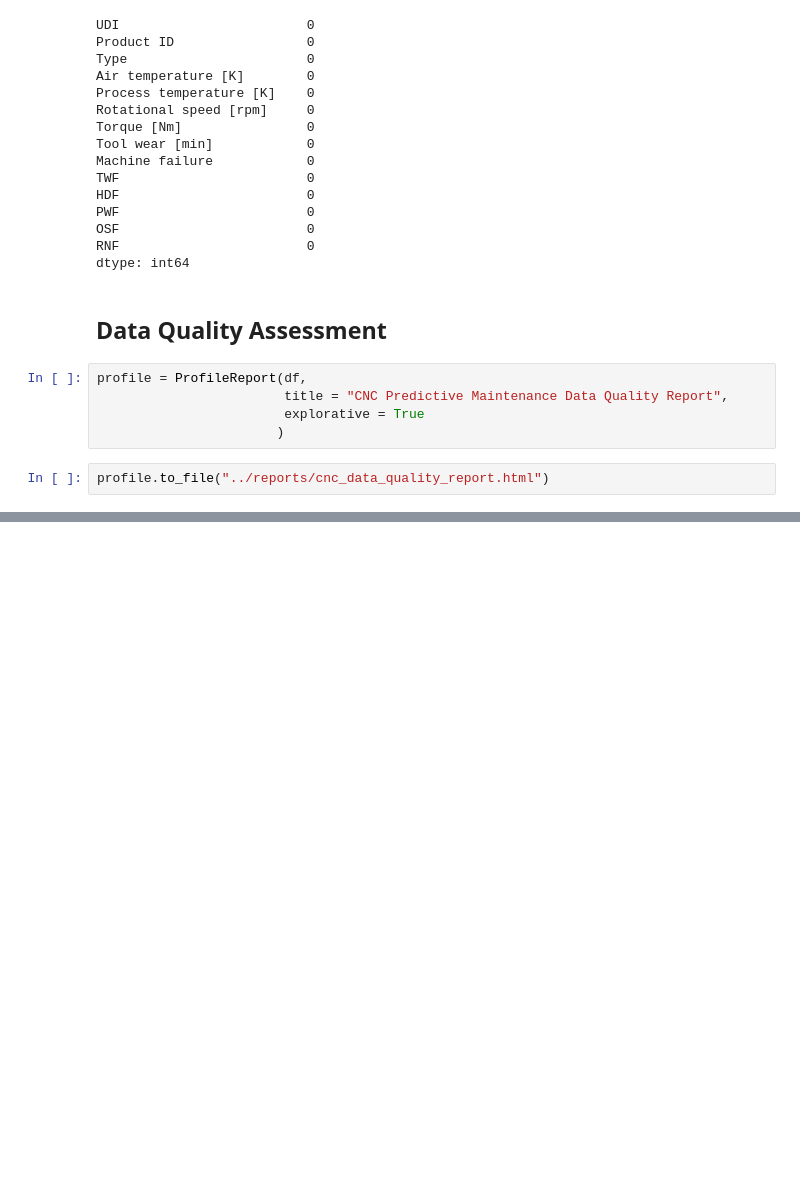
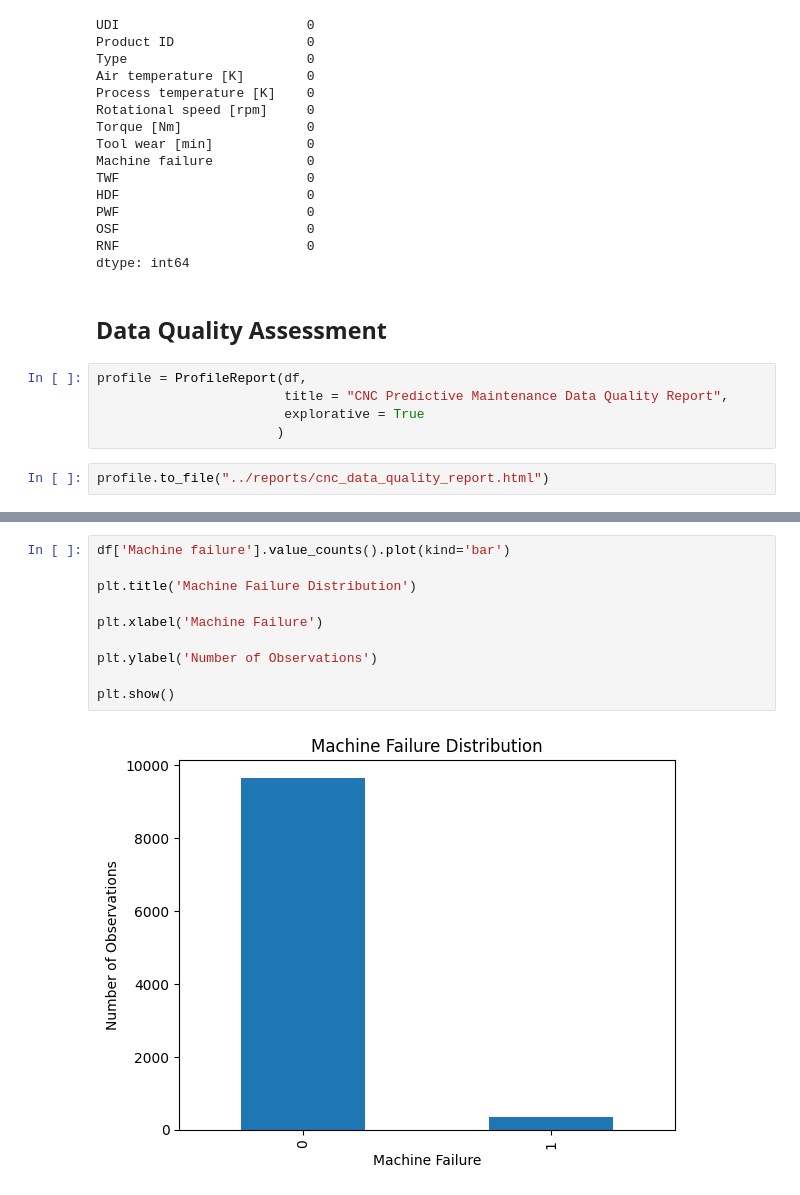
Before and after one commit to MathCodeLab1/portfolio_projects, a Jupyter notebook: Data_Analytics/CNC_Manufacturing_Analytics/notebooks/cnc_predictive_maintenance_eda.ipynb, the cells around one changed output, grey strips where cells are left out. Saved outputs shown, nothing was run; the diff lists cells and outputs as text; blank space fills up the shorter version.

```diff
--- a/Data_Analytics/CNC_Manufacturing_Analytics/notebooks/cnc_predictive_maintenance_eda.ipynb
+++ b/Data_Analytics/CNC_Manufacturing_Analytics/notebooks/cnc_predictive_maintenance_eda.ipynb
@@ -139,0 +211,12 @@ profile.to_file("../reports/cnc_data_quality_report.html")
+# %%
+df['Machine failure'].value_counts().plot(kind='bar')
+
+plt.title('Machine Failure Distribution')
+
+plt.xlabel('Machine Failure')
+
+plt.ylabel('Number of Observations')
+
+plt.show()
+# %% [output]
+[figure, added]
```
Also changed, not shown: parts of 20 cells of this notebook, 1 other file.
